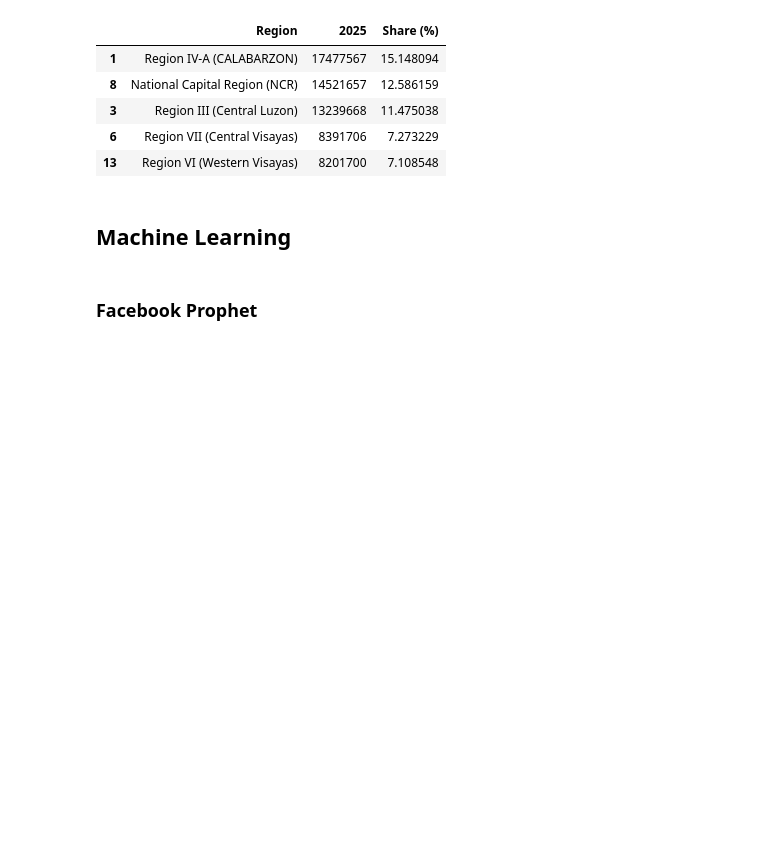
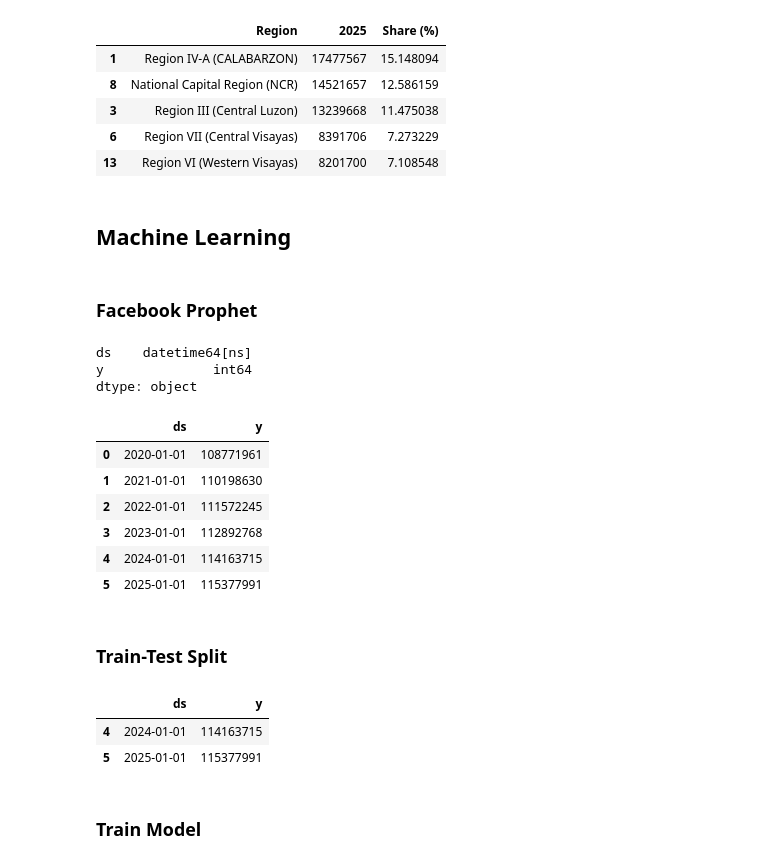
Before and after one commit to Qvyl/kaggle-notebooks, a Jupyter notebook: philippines-population-forecast.ipynb, the cells around one changed output. Cells and saved outputs as stored; diff of their text form; code cells hidden in the pictures; blank space fills up the shorter version.

```diff
--- a/philippines-population-forecast.ipynb
+++ b/philippines-population-forecast.ipynb
@@ -337,0 +358,31 @@ top_regions_2025[['Region', '2025', 'Share (%)']]
+# %%
+df_prophet = df.melt(
+    id_vars=['Region'],
+    value_vars=years,
+    var_name='Year',
+    value_name='Population'
+)
+
+df_prophet = df_prophet.groupby('Year', as_index=False)['Population'].sum()
+
+df_prophet['ds'] = pd.to_datetime(df_prophet['Year'] + '-01-01')
+df_prophet['y'] = df_prophet['Population']
+df_prophet = df_prophet[['ds', 'y']]
+# %%
+df_prophet.dtypes
+# %% [output]
+ds    datetime64[ns]
+y              int64
+dtype: object
+# %%
+df_prophet
+# %% [output]
+|  | ds | y |
+| 0 | 2020-01-01 | 108771961 |
+| 1 | 2021-01-01 | 110198630 |
+| 2 | 2022-01-01 | 111572245 |
+| 3 | 2023-01-01 | 112892768 |
+| 4 | 2024-01-01 | 114163715 |
+| 5 | 2025-01-01 | 115377991 |
+# %% [markdown]
+### Train-Test Split
@@ -337,0 +392,8 @@ top_regions_2025[['Region', '2025', 'Share (%)']]
+# %%
+test_df
+# %% [output]
+|  | ds | y |
+| 4 | 2024-01-01 | 114163715 |
+| 5 | 2025-01-01 | 115377991 |
+# %% [markdown]
+### Train Model
```
Also changed, not shown: parts of 9 cells of this notebook.
